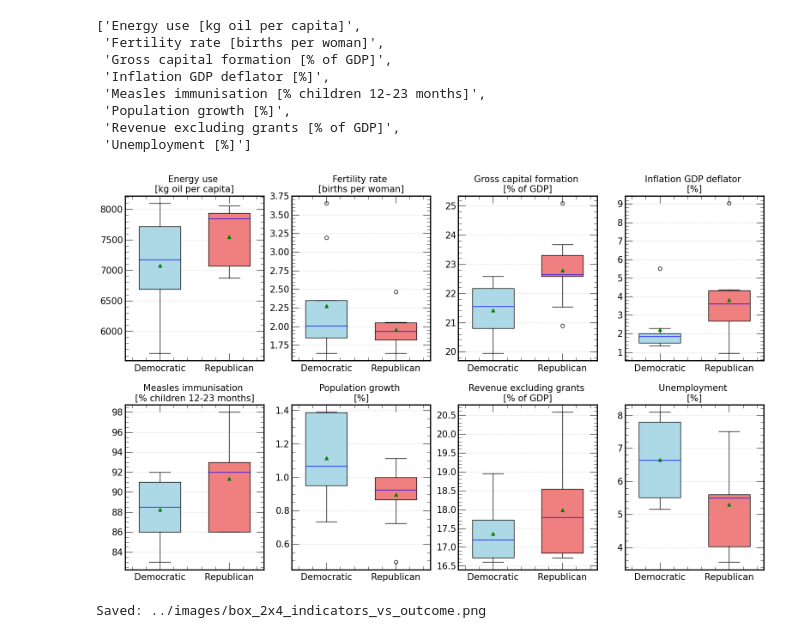
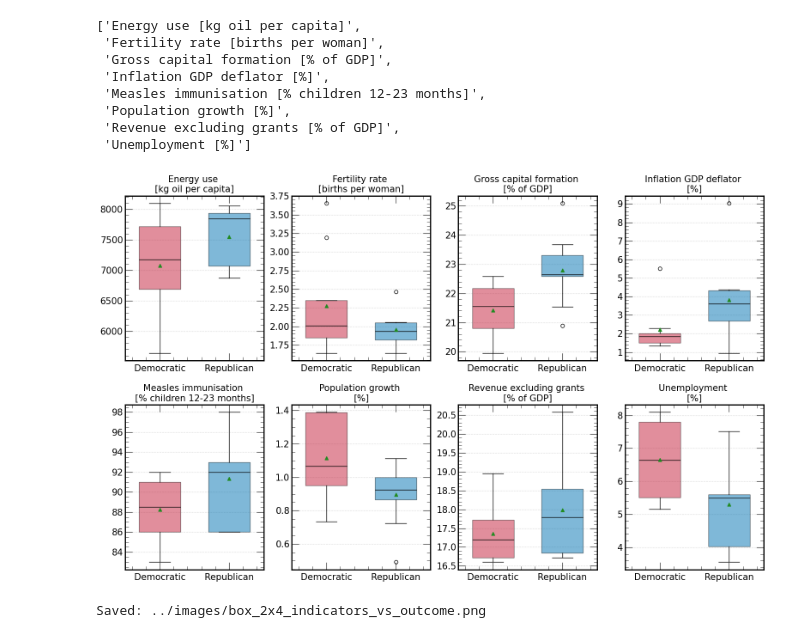
Before and after one commit to sam-grant/election-predictor, a Jupyter notebook: code/main.ipynb, the cells around one changed output. Drawn from its saved outputs; the diff is of its cells as text; code cells hidden in the pictures.

```diff
--- a/code/main.ipynb
+++ b/code/main.ipynb
@@ -1777,15 +1773,2 @@ plt.show()
 # %% [markdown]
 ## Individual feature importance analysis
-# %%
-a = metrics["lr-loocv-sel-inter-tuned"]["feature_importance"]["Feature"]
-b = metrics["rf-loocv-sel-inter-tuned"]["feature_importance"]["Feature"]
-c = metrics["svc-loocv-sel-inter-tuned"]["feature_importance"]["Feature"]
-d = metrics["xgb-loocv-sel-inter-tuned"]["feature_importance"]["Feature"]
-
-for i in range(len(a)):
-    print()
-    print("a:", a[i])
-    print("b:", b[i])
-    print("c:", c[i])
-    print("d:", d[i])
-    print()
@@ -1956,35 +1921,45 @@ base_features
 # %%
 
 fig, ax = plt.subplots(2, 4, figsize=(16, 10))
 axes = ax.flatten()
 
 for i, feature in enumerate(base_features):
     this_ax = axes[i]
 
     dem_data = df[df["Label"] == 0][feature]
     rep_data = df[df["Label"] == 1][feature]
 
     positions = [1, 2]
     bp = this_ax.boxplot([dem_data, rep_data], positions=positions, widths=0.6,
                             patch_artist=True, showfliers=True, showmeans=True)
-    bp["boxes"][0].set_facecolor("lightblue")
-    bp["boxes"][1].set_facecolor("lightcoral")
+    bp["boxes"][0].set_facecolor("#C41E3A")
+    bp["boxes"][0].set_alpha(0.5)
+    bp["boxes"][1].set_facecolor("#0173B2")
+    bp["boxes"][1].set_alpha(0.5)
+
+    for mean in bp["means"]:
+        mean.set_color("black")
+        mean.set_markerfacecolor("#228B22")
+        mean.set_markeredgecolor("#228B22")
+
+    for median in bp["medians"]:
+        median.set_color("black")
 
     this_ax.set_xticks(positions)
     this_ax.set_xticklabels(["Democratic", "Republican"])
     this_ax.grid(axis="y")
 
 for i, feature in enumerate(base_features):
     parts = feature.strip().split("[")
     axes[i].set_title(parts[0] + "\n[" + parts[1])
 
 plt.tight_layout()
 file_name = "../images/box_2x4_indicators_vs_outcome.png"
 plt.savefig(file_name)
 plt.show()
 print(f"Saved: {file_name}")
 # %% [output]
-[figure, old version]
+[figure, new version]
 Saved: ../images/box_2x4_indicators_vs_outcome.png
 # %%
 summary = []
```
Also changed, not shown: parts of 25 cells of this notebook, 6 other files.
